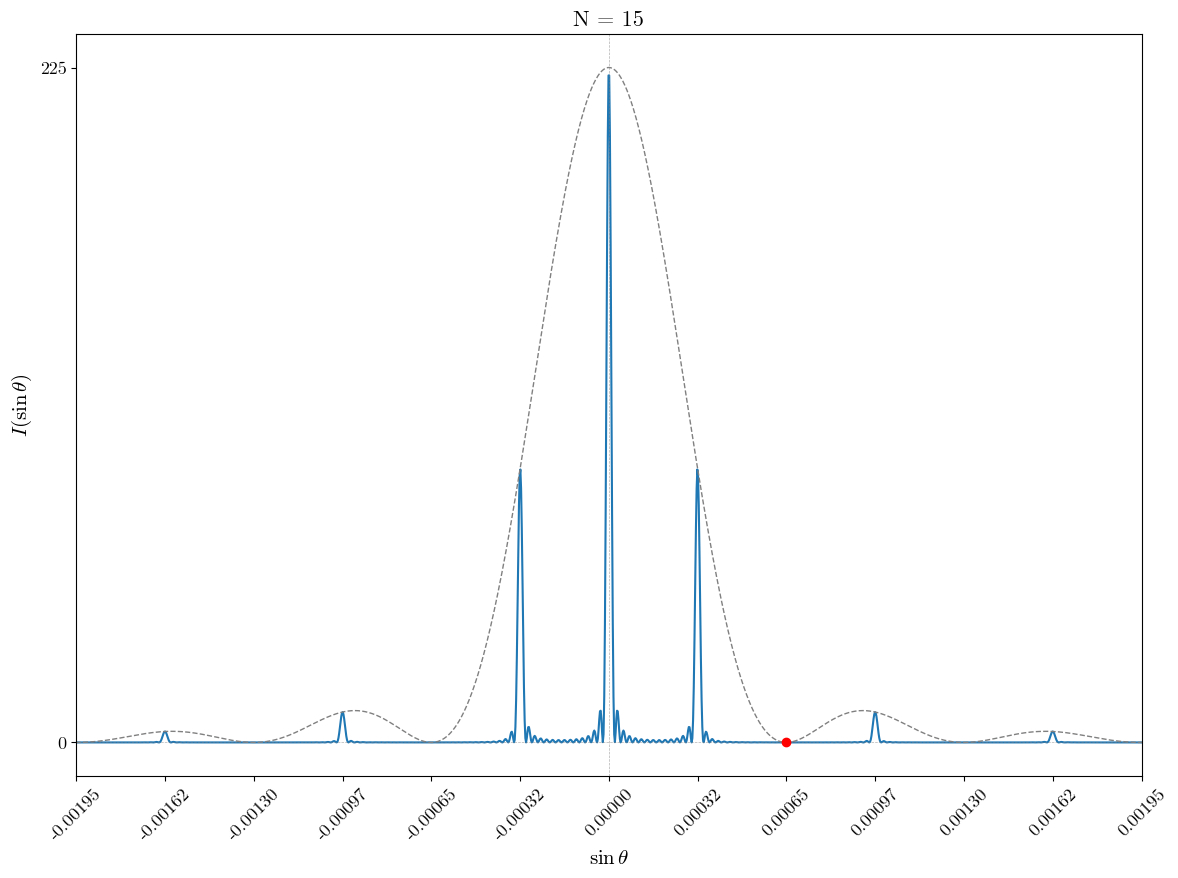
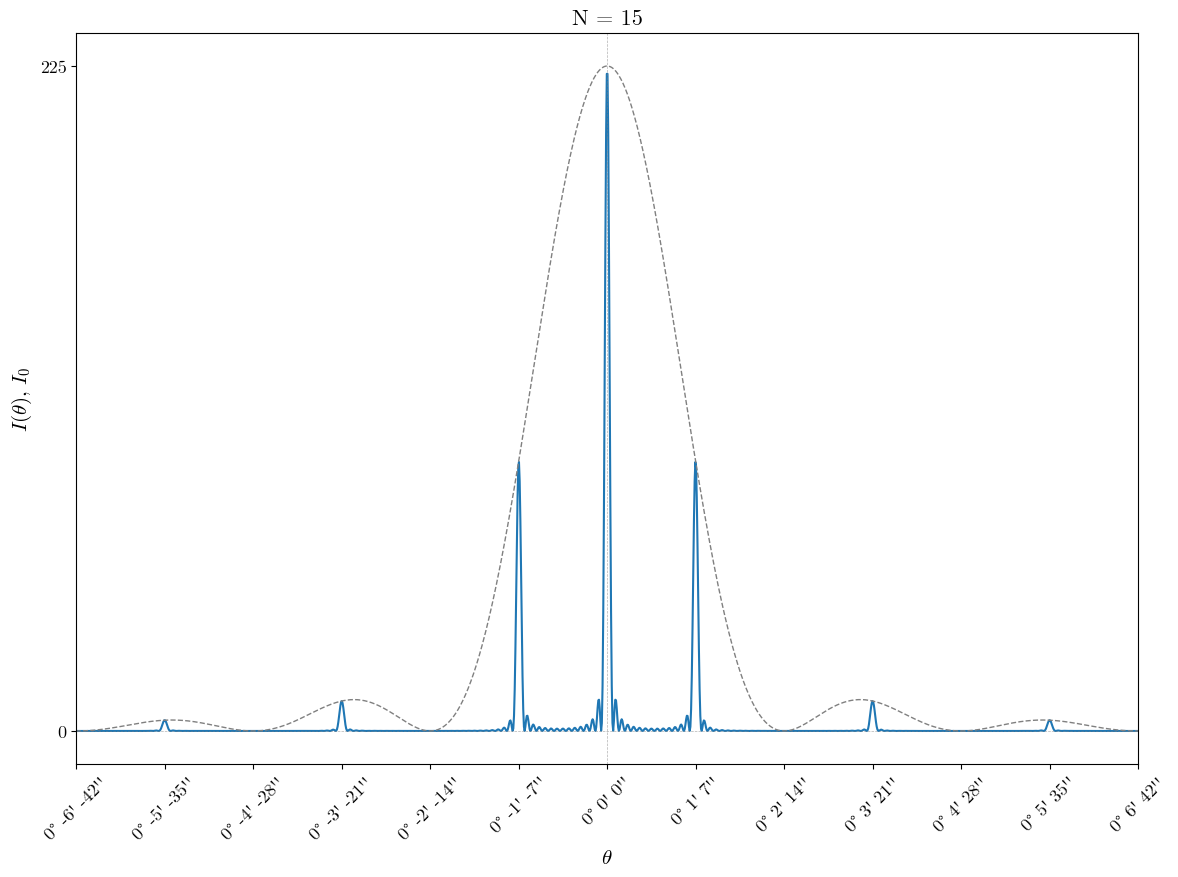
The change to this notebook cell's code, shown as a diff; its figure went from the first image to the second:
--- before
+++ after
@@ -33,12 +33,12 @@
 
 # Минимум огибающей
-plt.scatter(lam / b, 0, color='red', zorder=5)
+# plt.scatter(lam / b, 0, color='red', zorder=5)
 
 # Метки — все уникальные позиции, сортированные
 all_ticks = sorted(set(main_max_pos + min_pos))
-plt.xticks(all_ticks, [f"{t:.5f}" for t in all_ticks], rotation=45)
-plt.xlabel(r"$\sin \theta$")
+plt.xticks(all_ticks, [f"{rad_to_dms(t)[0]}° {rad_to_dms(t)[1]}' {rad_to_dms(t)[2]}''" for t in all_ticks], rotation=45)
+plt.xlabel(r"$\theta$")
 plt.yticks([0, N**2])
-plt.ylabel(r"$I(\sin \theta)$")
+plt.ylabel(r"$I(\theta)$, $I_0$")
 
 plt.xlim(-3 * lam / b, 3 * lam / b)

Commit: Обновление графиков